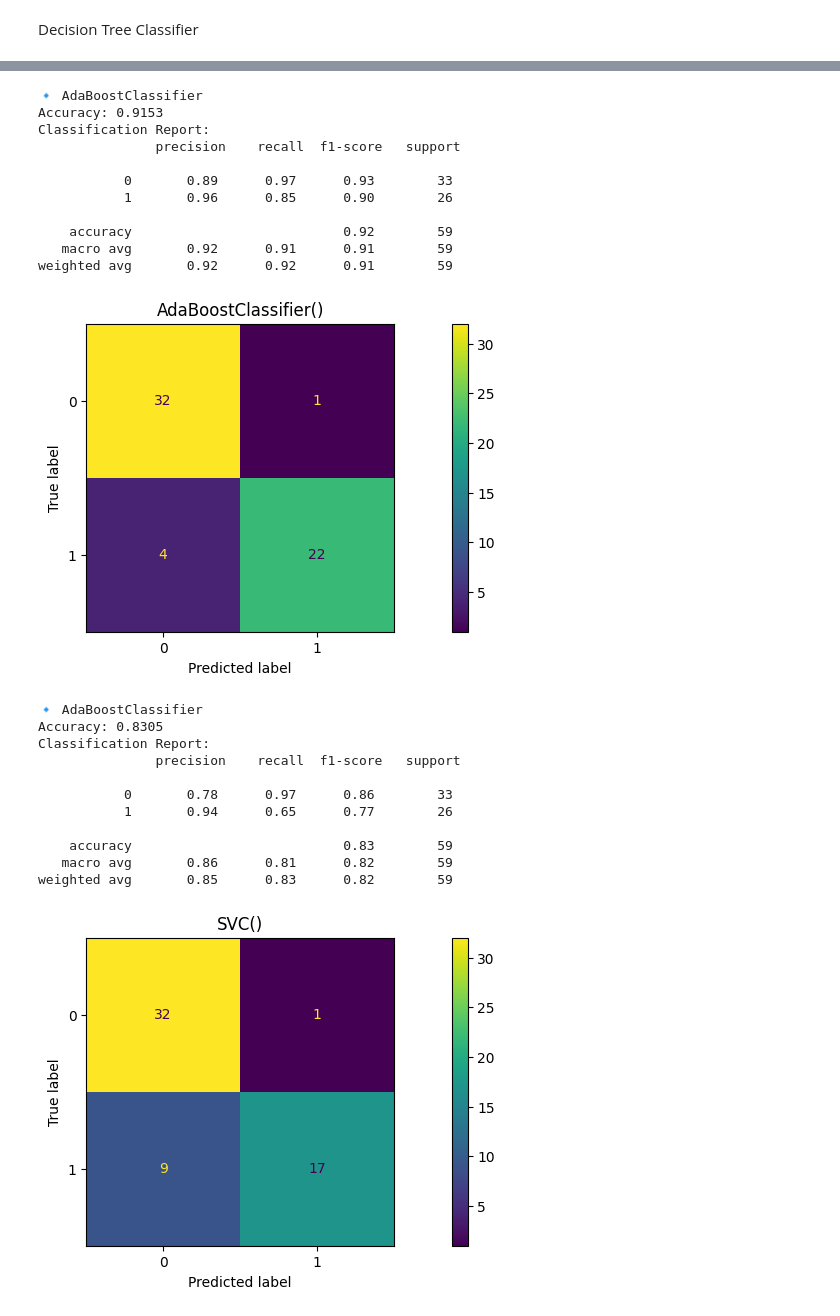
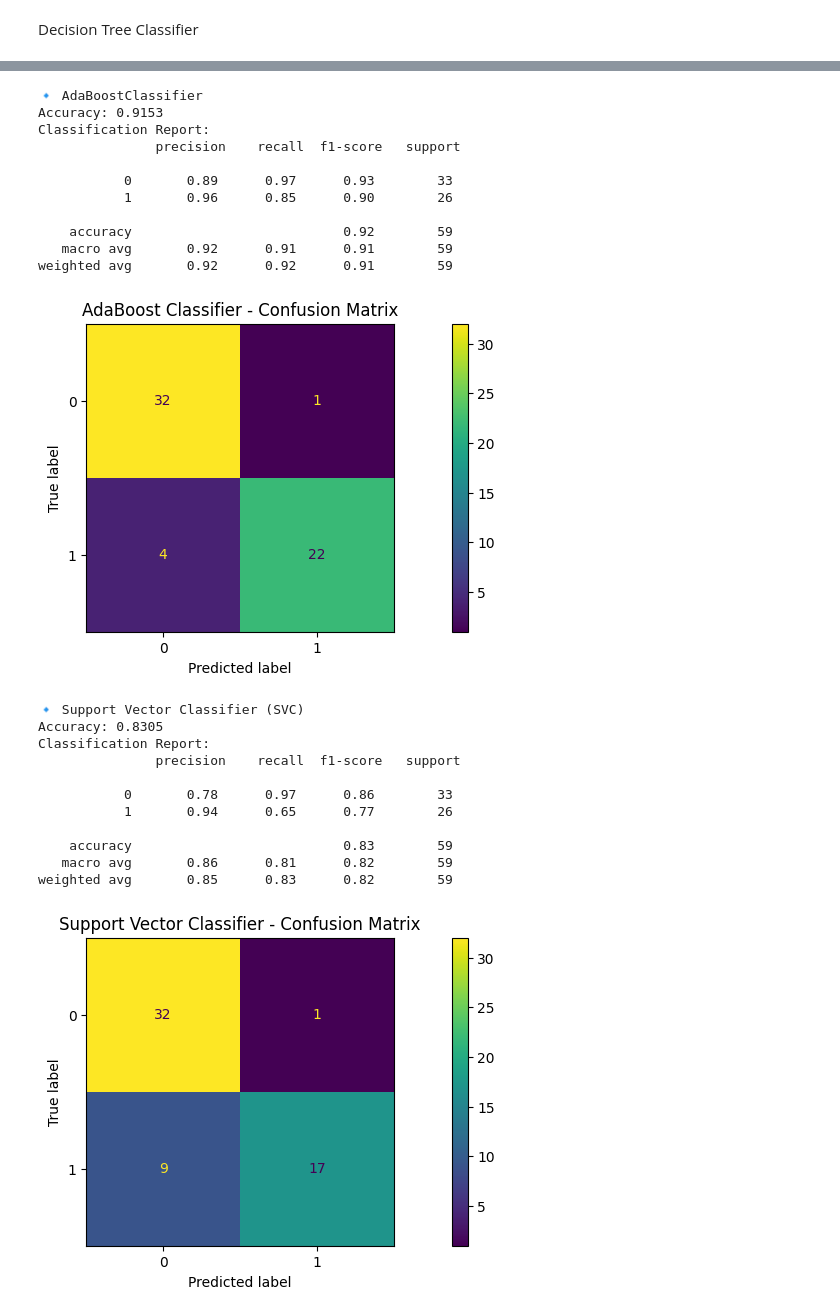
Before and after one commit to Aditya9015/demo, a Jupyter notebook: Copy_of_BTP.ipynb, the cells around one changed output, grey strips where cells are left out. Drawn from its saved outputs; the diff is of its cells as text; code cells hidden in the pictures.

```diff
--- a/Copy_of_BTP.ipynb
+++ b/Copy_of_BTP.ipynb
@@ -336,14 +652,21 @@ weighted avg       0.92      0.92      0.92        59
 # %%
-lg = LogisticRegression()
-print(f"🔹 Logistic Regression") # Fixed f-string
+from sklearn.linear_model import LogisticRegression
+from sklearn.metrics import accuracy_score, classification_report, ConfusionMatrixDisplay
+import matplotlib.pyplot as plt
+
+lg = LogisticRegression(solver='liblinear', random_state=42)  # solver set for compatibility
+print("🔹 Logistic Regression")
+
 lg.fit(X_train, y_train)
-y_pred = lg.predict(X_test) # Changed clf to lg for prediction
+y_pred = lg.predict(X_test)
 
 acc = accuracy_score(y_test, y_pred)
 print(f"Accuracy: {acc:.4f}")
 print("Classification Report:\n", classification_report(y_test, y_pred))
-ConfusionMatrixDisplay.from_estimator(lg, X_test, y_test) # Changed model to lg
-plt.title(lg)
+
+ConfusionMatrixDisplay.from_estimator(lg, X_test, y_test)
+plt.title("Logistic Regression - Confusion Matrix")
+plt.grid(False)
 plt.show()
 # %% [output]
 🔹 Logistic Regression
@@ -411,14 +748,21 @@ weighted avg       0.93      0.93      0.93        59
 # %%
+from sklearn.ensemble import AdaBoostClassifier
+from sklearn.metrics import accuracy_score, classification_report, ConfusionMatrixDisplay
+import matplotlib.pyplot as plt
+
 adb = AdaBoostClassifier()
-print(f"🔹 AdaBoostClassifier") # Fixed f-string
+print("🔹 AdaBoostClassifier")
+
 adb.fit(X_train, y_train)
-y_adb = adb.predict(X_test) # Changed clf to lg for prediction
+y_adb = adb.predict(X_test)
 
 acc = accuracy_score(y_test, y_adb)
 print(f"Accuracy: {acc:.4f}")
 print("Classification Report:\n", classification_report(y_test, y_adb))
-ConfusionMatrixDisplay.from_estimator(adb, X_test, y_test) # Changed model to lg
-plt.title(adb)
+
+ConfusionMatrixDisplay.from_estimator(adb, X_test, y_test)
+plt.title("AdaBoost Classifier - Confusion Matrix")
+plt.grid(False)
 plt.show()
 # %% [output]
 🔹 AdaBoostClassifier
@@ -432,30 +776,37 @@ Classification Report:
     accuracy                           0.92        59
    macro avg       0.92      0.91      0.91        59
 weighted avg       0.92      0.92      0.91        59
-[figure, old version]
+[figure, new version]
 # %%
+from sklearn.svm import SVC
+from sklearn.metrics import accuracy_score, classification_report, ConfusionMatrixDisplay
+import matplotlib.pyplot as plt
+
 svc = SVC()
-print(f"🔹 AdaBoostClassifier") # Fixed f-string
+print("🔹 Support Vector Classifier (SVC)")
+
 svc.fit(X_train, y_train)
-y_svc = svc.predict(X_test) # Changed clf to lg for prediction
+y_svc = svc.predict(X_test)
 
 acc = accuracy_score(y_test, y_svc)
 print(f"Accuracy: {acc:.4f}")
 print("Classification Report:\n", classification_report(y_test, y_svc))
-ConfusionMatrixDisplay.from_estimator(svc, X_test, y_test) # Changed model to lg
-plt.title(svc)
+
+ConfusionMatrixDisplay.from_estimator(svc, X_test, y_test)
+plt.title("Support Vector Classifier - Confusion Matrix")
+plt.grid(False)
 plt.show()
 # %% [output]
-🔹 AdaBoostClassifier
+🔹 Support Vector Classifier (SVC)
 Accuracy: 0.8305
 Classification Report:
                precision    recall  f1-score   support
 
            0       0.78      0.97      0.86        33
            1       0.94      0.65      0.77        26
 
     accuracy                           0.83        59
    macro avg       0.86      0.81      0.82        59
 weighted avg       0.85      0.83      0.82        59
-[figure, old version]
+[figure, new version]
 # %%
```
Also changed, not shown: parts of 19 cells of this notebook.
